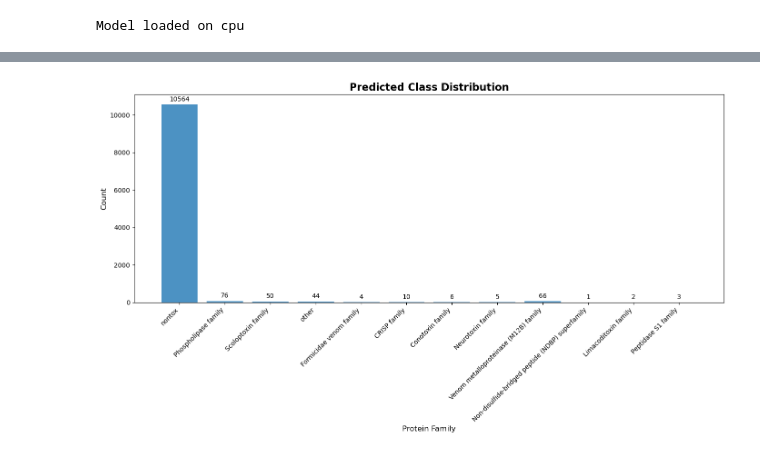
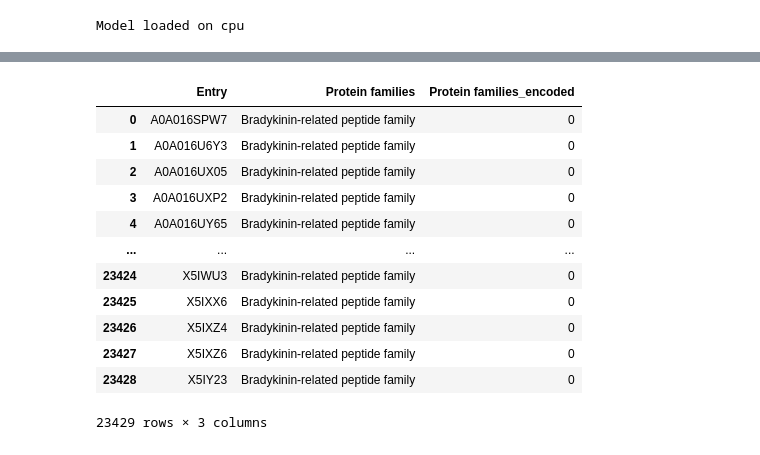
Before and after one commit to Sisistern123/ToxFam, a Jupyter notebook: benchmark/benchmark.ipynb, the cells around one changed output, grey strips where cells are left out. Drawn from its saved outputs; the diff is of its cells as text; code cells hidden in the pictures.

```diff
--- a/benchmark/benchmark.ipynb
+++ b/benchmark/benchmark.ipynb
@@ -74,0 +79,12 @@ inference_loader = DataLoader(inference_dataset, batch_size=64, shuffle=False)
+# %%
+with h5py.File(UNREVIEWED_H5_FILE, 'r') as f:
+    sample_ids = list(f.keys())  # Get all top-level dataset names
+    num_samples = len(sample_ids)
+
+    # Optionally check the structure
+    print(f"First few samples: {sample_ids[:5]}")
+    # Check embedding shape from first sample
+    first_sample = f[sample_ids[0]]
+    print(f"Embedding shape for first sample: {first_sample.shape}")
+
+print(f"Found {num_samples} samples in H5 file")
@@ -74,0 +95,6 @@ inference_loader = DataLoader(inference_dataset, batch_size=64, shuffle=False)
+# %%
+dummy_df = pd.DataFrame({
+    'Entry': sample_ids,
+    LABEL_COL: [label_encoder.classes_[0]] * num_samples  # dummy labels
+})
+dummy_df
@@ -74,0 +115,8 @@ inference_loader = DataLoader(inference_dataset, batch_size=64, shuffle=False)
+# %%
+unreviewed_dataset = ToxDataset(
+    dummy_df, [UNREVIEWED_H5_FILE],
+    label_encoder=label_encoder,
+    is_train=False,
+    label_col=LABEL_COL
+)
+unreviewed_loader = DataLoader(unreviewed_dataset, batch_size=64, shuffle=False)
@@ -215,20 +142,16 @@ Top predicted classes:
-# %%
-plt.figure(figsize=(14, 8))
-classes = list(class_counts.keys())
-counts = list(class_counts.values())
-
-bars = plt.bar(classes, counts, alpha=0.8)
-plt.title('Predicted Class Distribution', fontsize=16, fontweight='bold')
-plt.xlabel('Protein Family', fontsize=12)
-plt.ylabel('Count', fontsize=12)
-plt.xticks(rotation=45, ha='right')
-
-# Add count labels on bars
-for bar, count in zip(bars, counts):
-    plt.text(bar.get_x() + bar.get_width()/2, bar.get_height() + max(counts)*0.01,
-             str(count), ha='center', va='bottom')
-
-plt.tight_layout()
-plt.show()
-# %% [output]
-[figure, removed]
+# %%
+unreviewed_dataset.df
+# %% [output]
+|  | Entry | Protein families | Protein families_encoded |
+| 0 | A0A016SPW7 | Bradykinin-related peptide family | 0 |
+| 1 | A0A016U6Y3 | Bradykinin-related peptide family | 0 |
+| 2 | A0A016UX05 | Bradykinin-related peptide family | 0 |
+| 3 | A0A016UXP2 | Bradykinin-related peptide family | 0 |
+| 4 | A0A016UY65 | Bradykinin-related peptide family | 0 |
+| ... | ... | ... | ... |
+| 23424 | X5IWU3 | Bradykinin-related peptide family | 0 |
+| 23425 | X5IXX6 | Bradykinin-related peptide family | 0 |
+| 23426 | X5IXZ4 | Bradykinin-related peptide family | 0 |
+| 23427 | X5IXZ6 | Bradykinin-related peptide family | 0 |
+| 23428 | X5IY23 | Bradykinin-related peptide family | 0 |
+23429 rows × 3 columns
```
Also changed, not shown: parts of 20 cells of this notebook, 18 other files.
